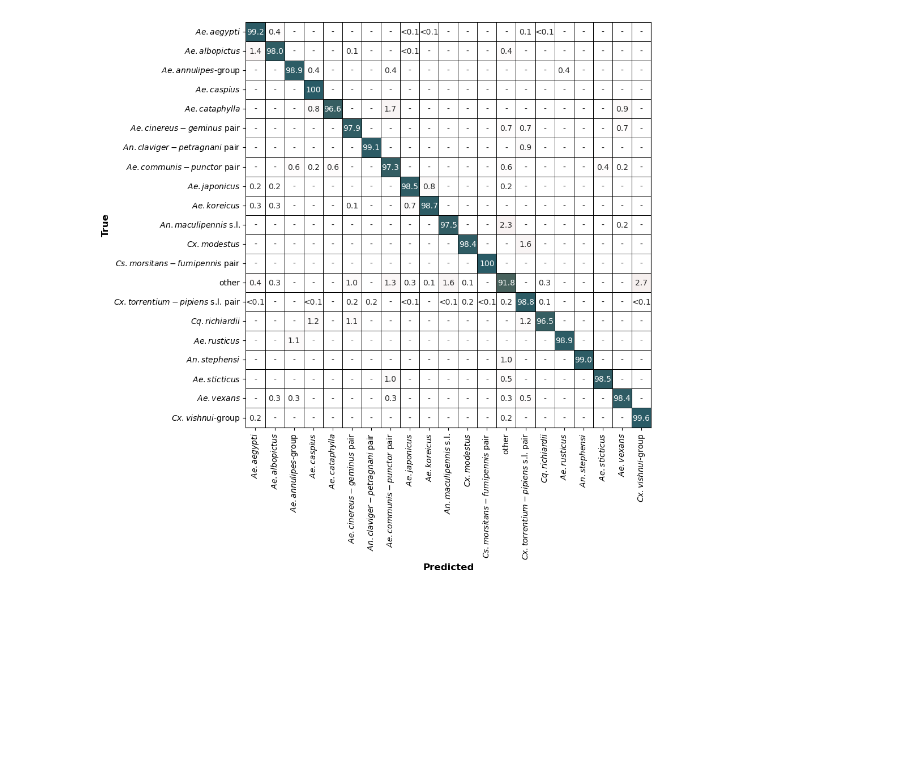
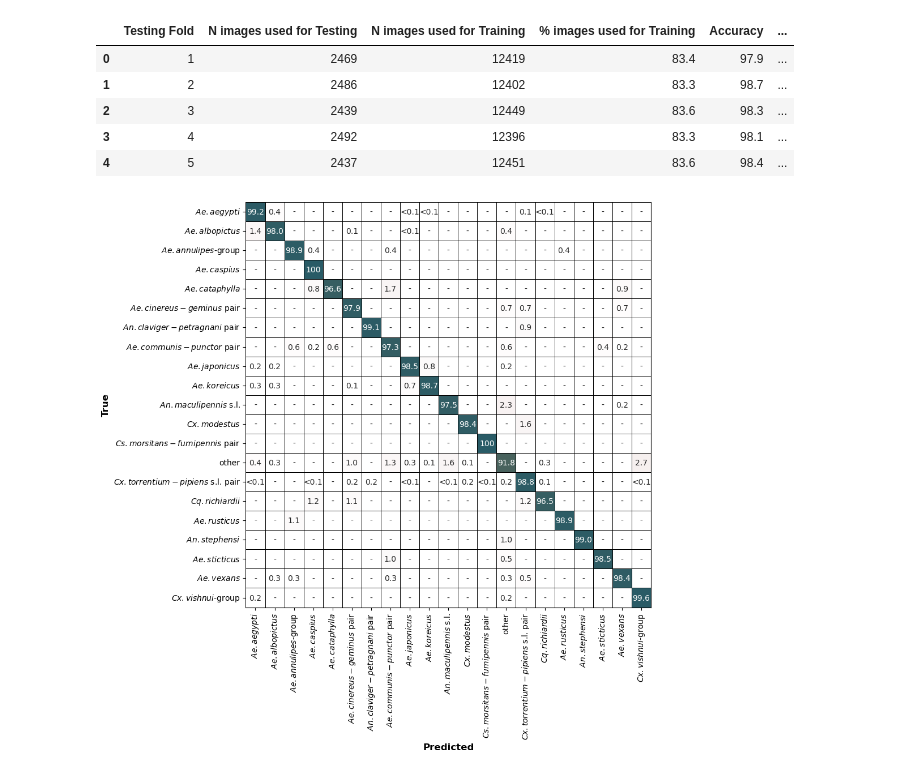
Before and after one commit to KNolte19/MosquitoWingClassifier_publication, a Jupyter notebook: classifier/analyse_classifier.ipynb, the cells around one changed output. Saved outputs shown, nothing was run; the diff lists cells and outputs as text; code cells hidden in the pictures; blank space fills up the shorter version.

```diff
--- a/classifier/analyse_classifier.ipynb
+++ b/classifier/analyse_classifier.ipynb
@@ -73,4 +92,23 @@ Text(0.5, 1.0, '2.426 * x + -7.876')
 [figure]
+# %%
+N_dataset = 14888
+table_1 = pd.DataFrame(DF.groupby("Fold")["Image ID"].count())
+table_1["N images used for Training"] = N_dataset - table_1["Image ID"]
+table_1["% images used for Training"] = round((table_1["N images used for Training"]/N_dataset)*100,1)
+
+table_1["Accuracy"] = round(DF.groupby("Fold").apply(lambda x: metrics.accuracy_score(x["TARGET"], x["PRED"])) * 100,1)
+table_1["Balanced Accuracy"] = round(DF.groupby("Fold").apply(lambda x: metrics.balanced_accuracy_score(x["TARGET"], x["PRED"])) * 100,1)
+table_1["Macro F1 Score"] = round(DF.groupby("Fold").apply(lambda x: metrics.f1_score(x["TARGET"], x["PRED"], average="macro")) * 100, 1)
+table_1 = table_1.reset_index()
+table_1 = table_1.rename(columns={"Image ID": "N images used for Testing", "Fold": "Testing Fold"})
+table_1
+# %% [output]
+|  | Testing Fold | N images used for Testing | N images used for Training | % images used for Training | Accuracy | ... |
+| 0 | 1 | 2469 | 12419 | 83.4 | 97.9 | ... |
+| 1 | 2 | 2486 | 12402 | 83.3 | 98.7 | ... |
+| 2 | 3 | 2439 | 12449 | 83.6 | 98.3 | ... |
+| 3 | 4 | 2492 | 12396 | 83.3 | 98.1 | ... |
+| 4 | 5 | 2437 | 12451 | 83.6 | 98.4 | ... |
 # %%
 # Figure 4: Average Confusion Matrix
 heatmap = pd.DataFrame()
```
Also changed, not shown: parts of 4 cells of this notebook, 16 other files.
